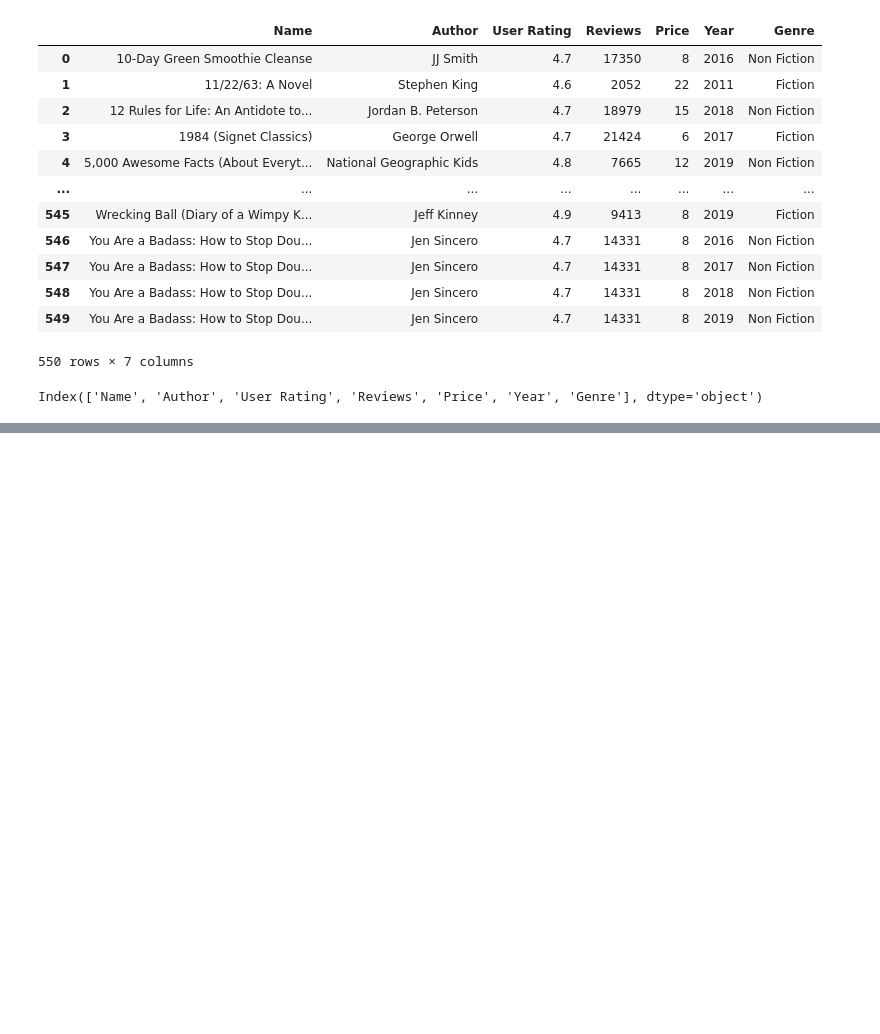
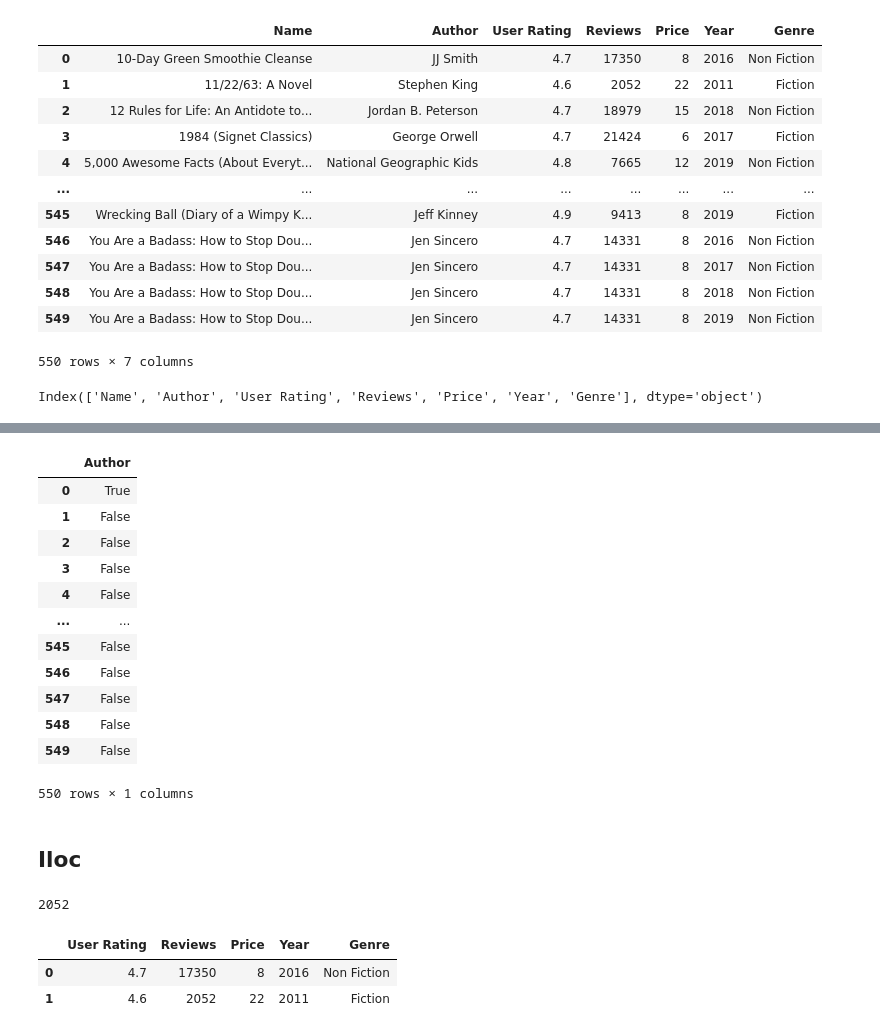
Before and after one commit to Edgar0617/Platzi, a Jupyter notebook: Cargando_archivos.ipynb, the cells around one changed output, grey strips where cells are left out. Drawn from its saved outputs; the diff is of its cells as text; code cells hidden in the pictures; blank space fills up the shorter version.

```diff
--- a/Cargando_archivos.ipynb
+++ b/Cargando_archivos.ipynb
@@ -42,0 +85,28 @@ pd.read_json('/content/HPCharactersDataRaw.json')
+# %%
+df_books.loc[0:, ['Author']] == 'JJ Smith'
+# %% [output]
+|  | Author |
+| 0 | True |
+| 1 | False |
+| 2 | False |
+| 3 | False |
+| 4 | False |
+| ... | ... |
+| 545 | False |
+| 546 | False |
+| 547 | False |
+| 548 | False |
+| 549 | False |
+550 rows × 1 columns
+# %% [markdown]
+## Iloc
+# %%
+df_books.iloc[1,3]
+# %% [output]
+2052
+# %%
+df_books.iloc[:2,2:]
+# %% [output]
+|  | User Rating | Reviews | Price | Year | Genre |
+| 0 | 4.7 | 17350 | 8 | 2016 | Non Fiction |
+| 1 | 4.6 | 2052 | 22 | 2011 | Fiction |
```
Also changed, not shown: parts of 6 cells of this notebook.
